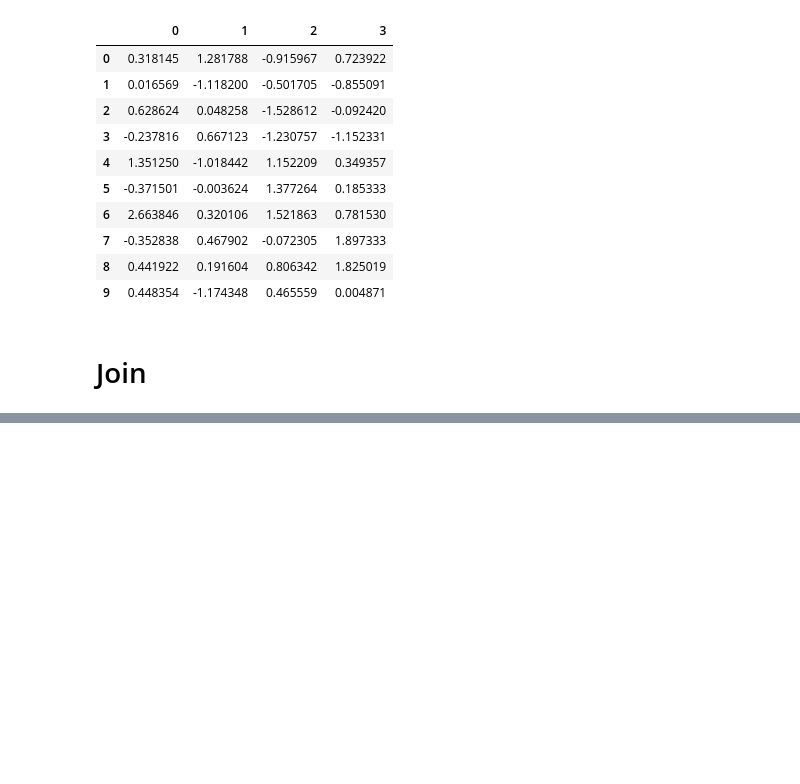
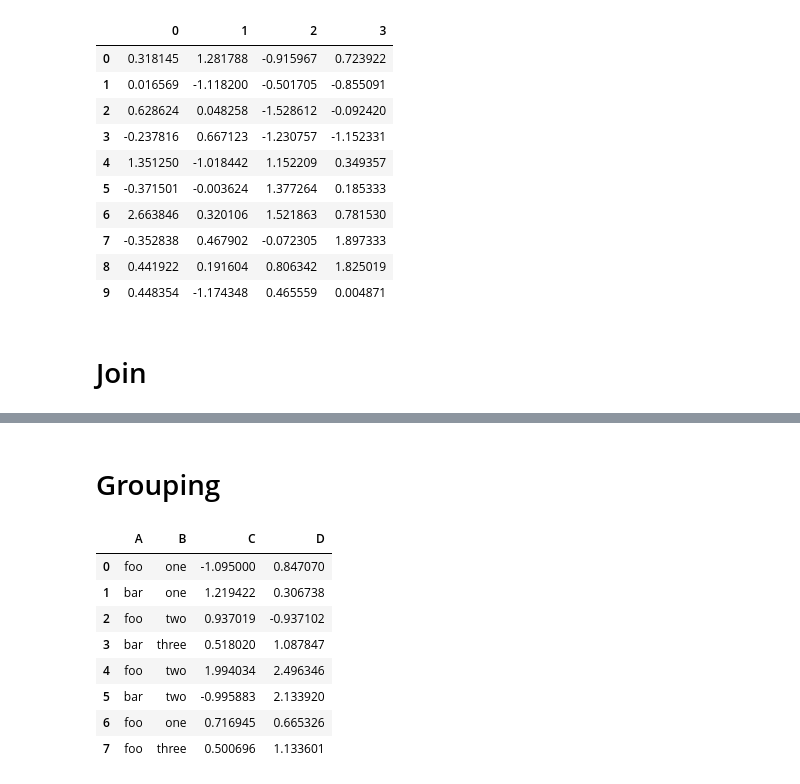
Before and after one commit to KIMS-Github/TIL_, a Jupyter notebook: pandas_10min_practice/pandas_practice_001.ipynb, the cells around one changed output, grey strips where cells are left out. Cells and saved outputs as stored; diff of their text form; code cells hidden in the pictures; blank space fills up the shorter version.

```diff
--- a/pandas_10min_practice/pandas_practice_001.ipynb
+++ b/pandas_10min_practice/pandas_practice_001.ipynb
@@ -546,0 +569,18 @@ left = pd.DataFrame({'key'['foo', 'foo'], 'lval':[1, 2]})
+# %% [markdown]
+# Grouping
+# %%
+df = pd.DataFrame({'A':['foo', 'bar', 'foo', 'bar', 'foo', 'bar', 'foo', 'foo'],
+                 'B':['one', 'one', 'two', 'three', 'two', 'two', 'one', 'three'],
+                 'C': np.random.randn(8),
+                 'D': np.random.randn(8)})
+df
+# %% [output]
+|  | A | B | C | D |
+| 0 | foo | one | -1.095000 | 0.847070 |
+| 1 | bar | one | 1.219422 | 0.306738 |
+| 2 | foo | two | 0.937019 | -0.937102 |
+| 3 | bar | three | 0.518020 | 1.087847 |
+| 4 | foo | two | 1.994034 | 2.496346 |
+| 5 | bar | two | -0.995883 | 2.133920 |
+| 6 | foo | one | 0.716945 | 0.665326 |
+| 7 | foo | three | 0.500696 | 1.133601 |
```
Also changed, not shown: parts of 6 cells of this notebook.
